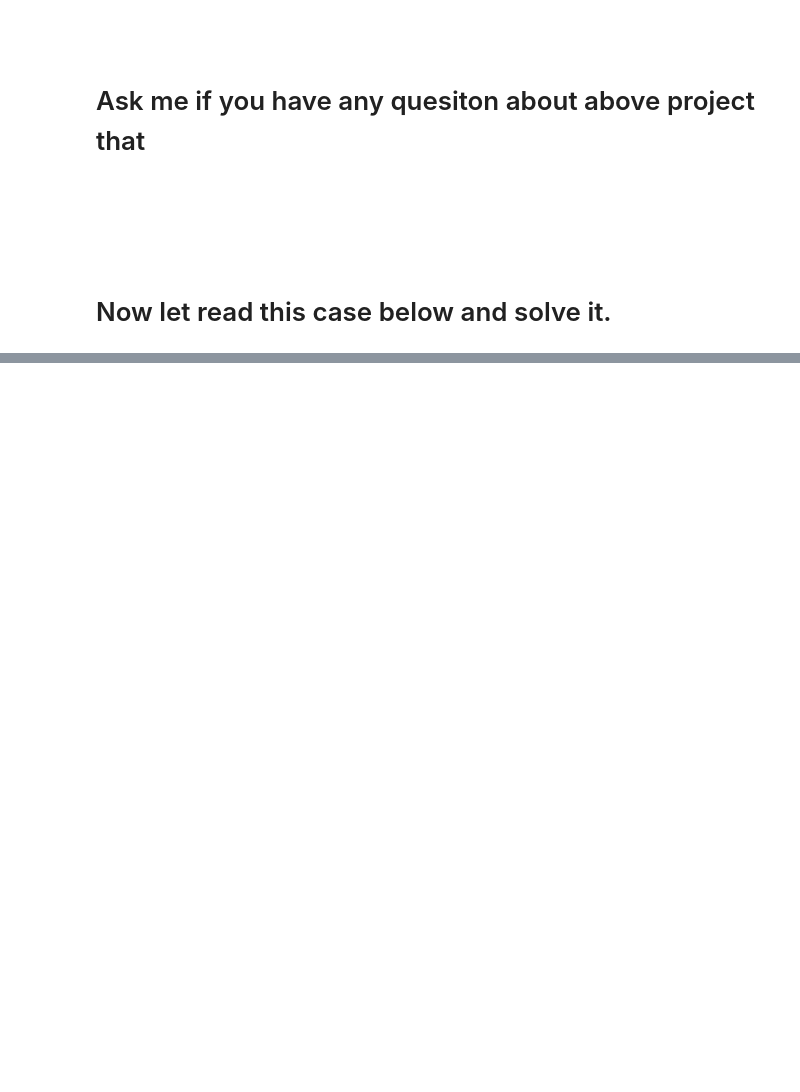
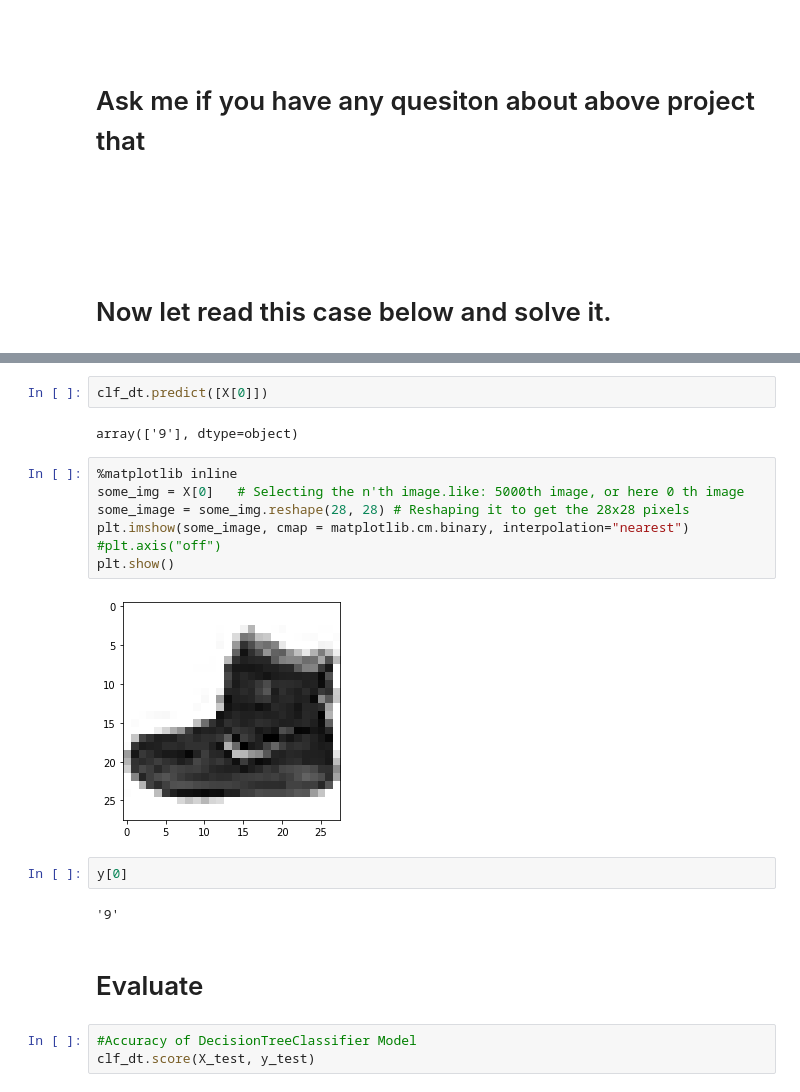
Before and after one commit to MamunTech/Artificial-Intelligence-kick-Start-Workshop, a Jupyter notebook: Artificial Intelligence kick-Start Workshop.ipynb, the cells around one changed output, grey strips where cells are left out. Cells and saved outputs as stored; diff of their text form; blank space fills up the shorter version.

```diff
--- a/Artificial Intelligence kick-Start Workshop.ipynb
+++ b/Artificial Intelligence kick-Start Workshop.ipynb
@@ -208,0 +476,22 @@ IFrame(filepath, width=1000, height=1000)
+# %%
+clf_dt.predict([X[0]])
+# %% [output]
+array(['9'], dtype=object)
+# %%
+%matplotlib inline
+some_img = X[0]   # Selecting the n'th image.like: 5000th image, or here 0 th image
+some_image = some_img.reshape(28, 28) # Reshaping it to get the 28x28 pixels
+plt.imshow(some_image, cmap = matplotlib.cm.binary, interpolation="nearest")
+#plt.axis("off")
+plt.show()
+# %% [output]
+[figure, added]
+# %%
+y[0]
+# %% [output]
+'9'
+# %% [markdown]
+# Evaluate
+# %%
+#Accuracy of DecisionTreeClassifier Model
+clf_dt.score(X_test, y_test)
```
Also changed, not shown: parts of 53 cells of this notebook, 14 other files.
